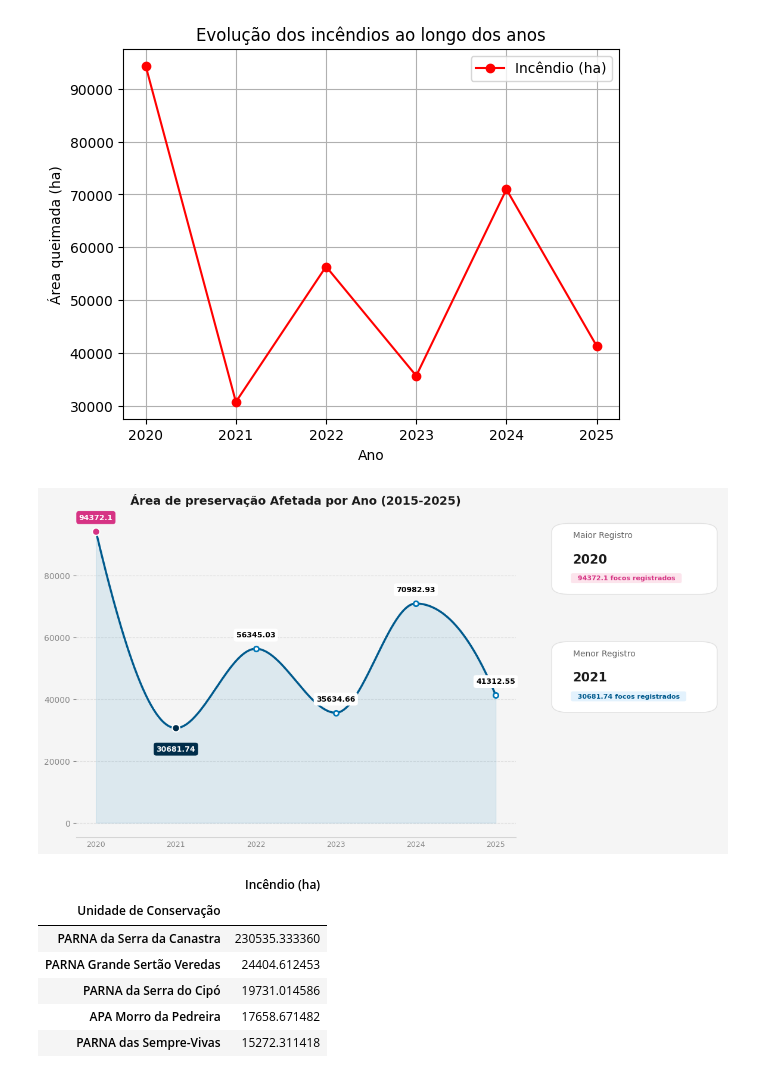
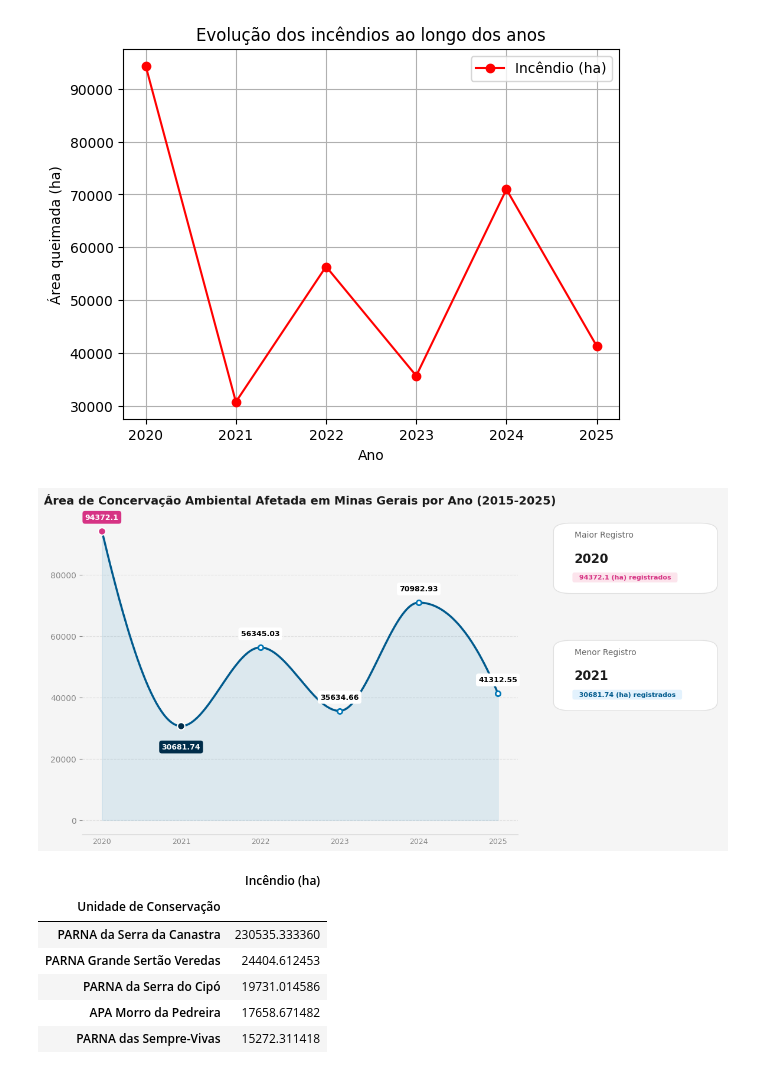
Before and after one commit to jvrezendem/analiseIncendioBR, a Jupyter notebook: notebooks/analise_reservas.ipynb, the cells around one changed output. Saved outputs shown, nothing was run; the diff lists cells and outputs as text; code cells hidden in the pictures.

Commit message:
fix: melhoria nas visualizaçõs graficas

```diff
--- a/notebooks/analise_reservas.ipynb
+++ b/notebooks/analise_reservas.ipynb
@@ -333,7 +333,7 @@ ax_chart.tick_params(axis='x', length=0)
 
 # Título opcional
 ax_chart.set_title(
-    'Área de preservação Afetada por Ano (2015-2025)',
+    'Área de Concervação Ambiental Afetada em Minas Gerais por Ano (2015-2025)',
     fontsize=14,
     color='#1a1a1a',
     fontweight='bold',
@@ -366,36 +366,36 @@ def draw_card(ax_pos, titulo, valor, subtitulo, cor_badge='#d63384'):
     )
 
     # Badge
     ax.text(
         0.15, 0.25, f"  {subtitulo}  ",
         fontsize=8, color=cor_badge, fontweight='bold',
         bbox=dict(boxstyle='round,pad=0.3', fc='#fce4ec' if cor_badge == '#d63384' else '#e3f2fd', ec='none'),
         transform=ax.transAxes
     )
 
     ax.axis('off')
 
 # --- 6. ADICIONANDO OS CARDS LADO A LADO ---
 draw_card(
     gs[0, 1],
     "Maior Registro",
     str(ano_max),
-    f"{valor_max} focos registrados",
+    f"{valor_max} (ha) registrados",
     cor_badge='#d63384'
 )
 
 draw_card(
     gs[1, 1],
     "Menor Registro",
     str(ano_min),
-    f"{valor_min} focos registrados",
+    f"{valor_min} (ha) registrados",
     cor_badge='#005a8d'
 )
 
 
 plt.show()
 # %% [output]
-[figure, old version]
+[figure, new version]
 # %%
 ranking_afetados = pd.DataFrame(dataset_reservas_mg.groupby('Unidade de Conservação')['Incêndio (ha)'].sum().sort_values(ascending=False))
 ranking_afetados.head(10)
```
